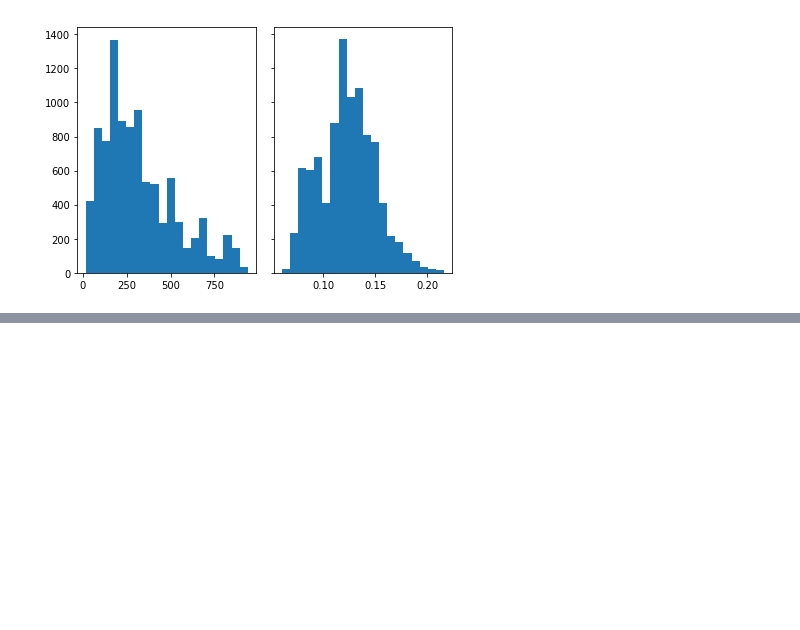
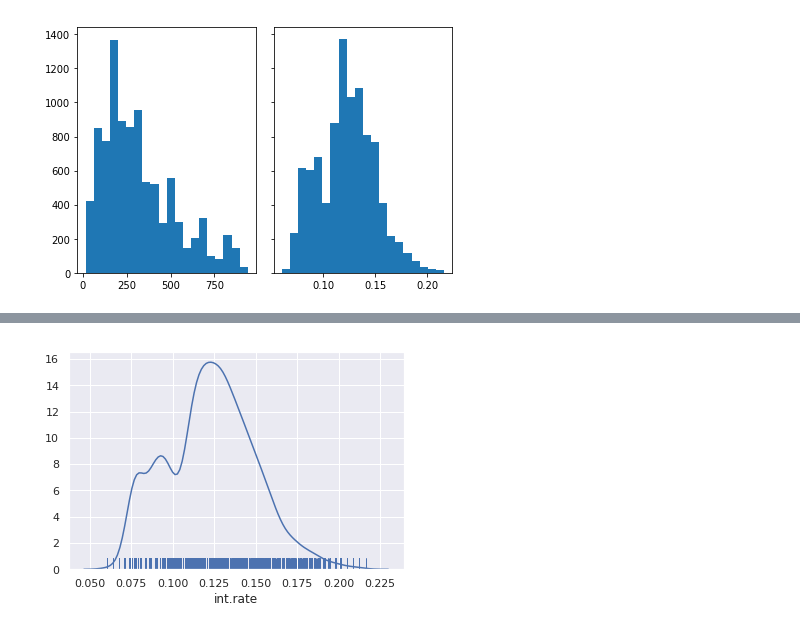
Before and after one commit to VinuthaGovindappa/PythonInColaboratory, a Jupyter notebook: Python_Day2_Training.ipynb, the cells around one changed output, grey strips where cells are left out. Cells and saved outputs as stored; diff of their text form; code cells hidden in the pictures; blank space fills up the shorter version.

```diff
--- a/Python_Day2_Training.ipynb
+++ b/Python_Day2_Training.ipynb
@@ -1322,0 +1345,4 @@ This figure includes Axes that are not compatible with tight_layout, so results
+# %%
+sns.distplot(x, hist=False, rug=True);
+# %% [output]
+[figure, added]
```
Also changed, not shown: parts of 29 cells of this notebook.
